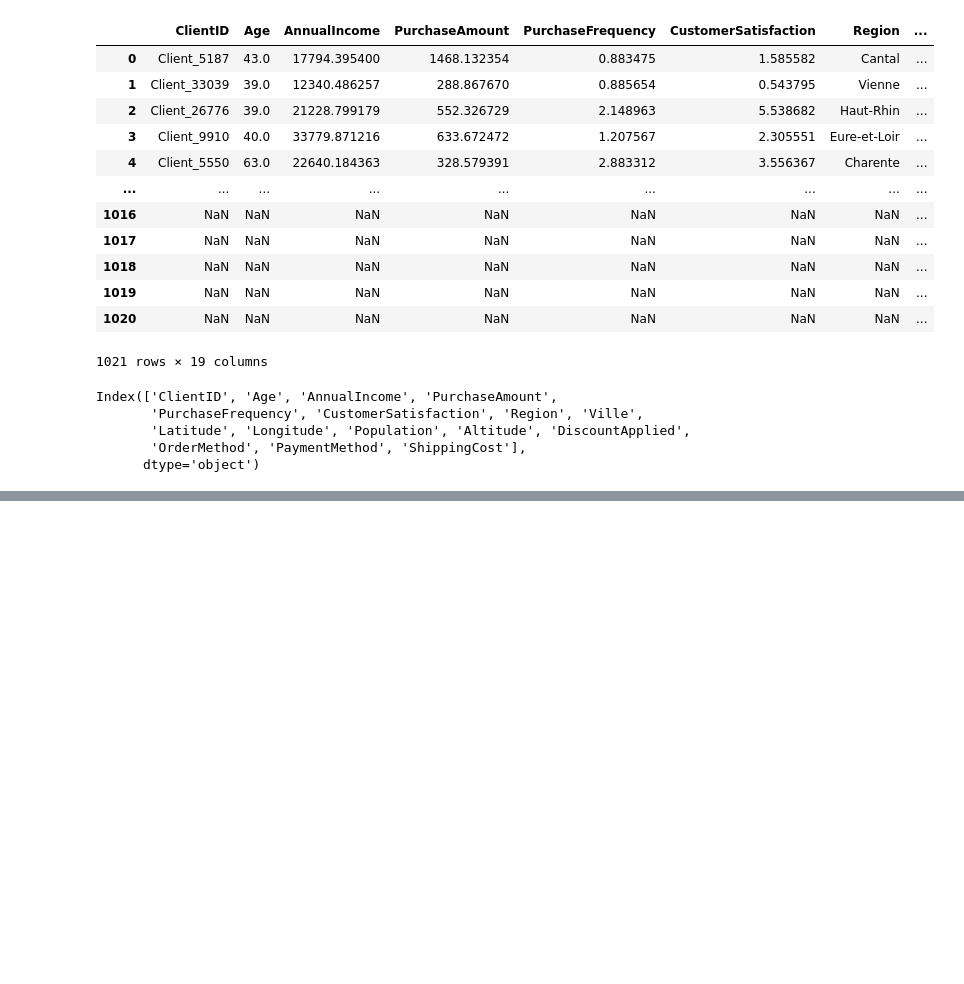
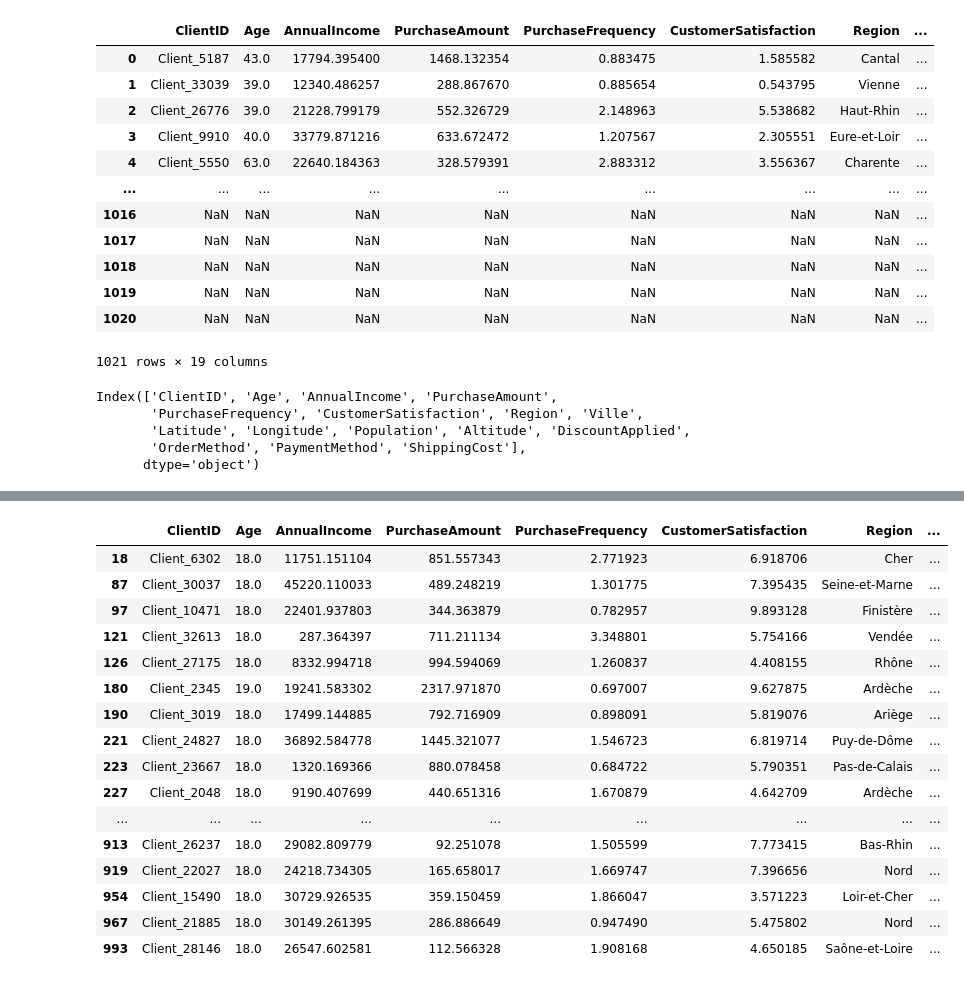
Before and after one commit to yzpt/module_pandas_B2, a Jupyter notebook: 7.0.mon_EDA.ipynb, the cells around one changed output, grey strips where cells are left out. Cells and saved outputs as stored; diff of their text form; code cells hidden in the pictures; blank space fills up the shorter version.

```diff
--- a/7.0.mon_EDA.ipynb
+++ b/7.0.mon_EDA.ipynb
@@ -903,0 +1066,22 @@ age_correlation
+# %%
+# Filtrer en fonction des quantiles :
+# Afficher les lignes avec des valeurs d'ages inféireur au 4ème quantile (.04)
+df_clients[df_clients['Age'] < df_clients['Age'].quantile(0.04)]
+# %% [output]
+|  | ClientID | Age | AnnualIncome | PurchaseAmount | PurchaseFrequency | CustomerSatisfaction | Region | ... |
+| 18 | Client_6302 | 18.0 | 11751.151104 | 851.557343 | 2.771923 | 6.918706 | Cher | ... |
+| 87 | Client_30037 | 18.0 | 45220.110033 | 489.248219 | 1.301775 | 7.395435 | Seine-et-Marne | ... |
+| 97 | Client_10471 | 18.0 | 22401.937803 | 344.363879 | 0.782957 | 9.893128 | Finistère | ... |
+| 121 | Client_32613 | 18.0 | 287.364397 | 711.211134 | 3.348801 | 5.754166 | Vendée | ... |
+| 126 | Client_27175 | 18.0 | 8332.994718 | 994.594069 | 1.260837 | 4.408155 | Rhône | ... |
+| 180 | Client_2345 | 19.0 | 19241.583302 | 2317.971870 | 0.697007 | 9.627875 | Ardèche | ... |
+| 190 | Client_3019 | 18.0 | 17499.144885 | 792.716909 | 0.898091 | 5.819076 | Ariège | ... |
+| 221 | Client_24827 | 18.0 | 36892.584778 | 1445.321077 | 1.546723 | 6.819714 | Puy-de-Dôme | ... |
+| 223 | Client_23667 | 18.0 | 1320.169366 | 880.078458 | 0.684722 | 5.790351 | Pas-de-Calais | ... |
+| 227 | Client_2048 | 18.0 | 9190.407699 | 440.651316 | 1.670879 | 4.642709 | Ardèche | ... |
+| ... | ... | ... | ... | ... | ... | ... | ... | ... |
+| 913 | Client_26237 | 18.0 | 29082.809779 | 92.251078 | 1.505599 | 7.773415 | Bas-Rhin | ... |
+| 919 | Client_22027 | 18.0 | 24218.734305 | 165.658017 | 1.669747 | 7.396656 | Nord | ... |
+| 954 | Client_15490 | 18.0 | 30729.926535 | 359.150459 | 1.866047 | 3.571223 | Loir-et-Cher | ... |
+| 967 | Client_21885 | 18.0 | 30149.261395 | 286.886649 | 0.947490 | 5.475802 | Nord | ... |
+| 993 | Client_28146 | 18.0 | 26547.602581 | 112.566328 | 1.908168 | 4.650185 | Saône-et-Loire | ... |
```
Also changed, not shown: parts of 20 cells of this notebook.
